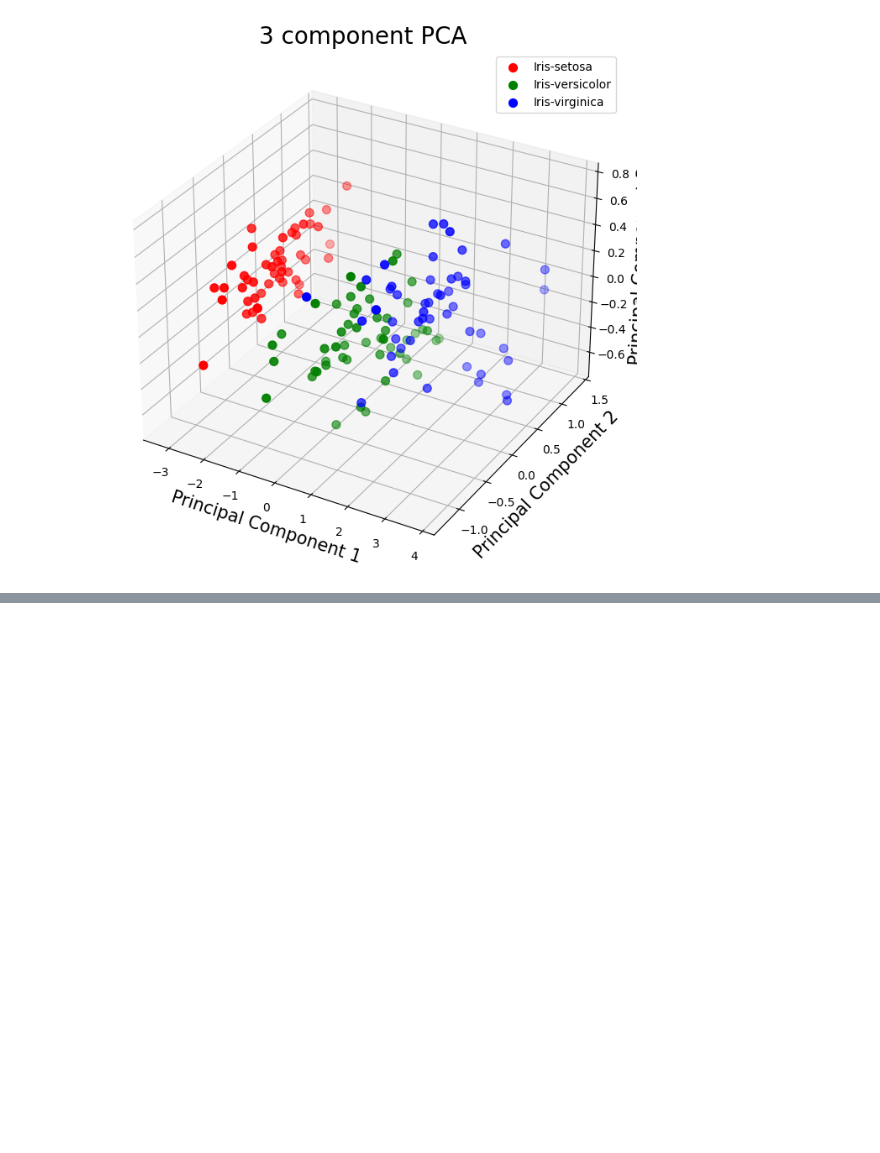
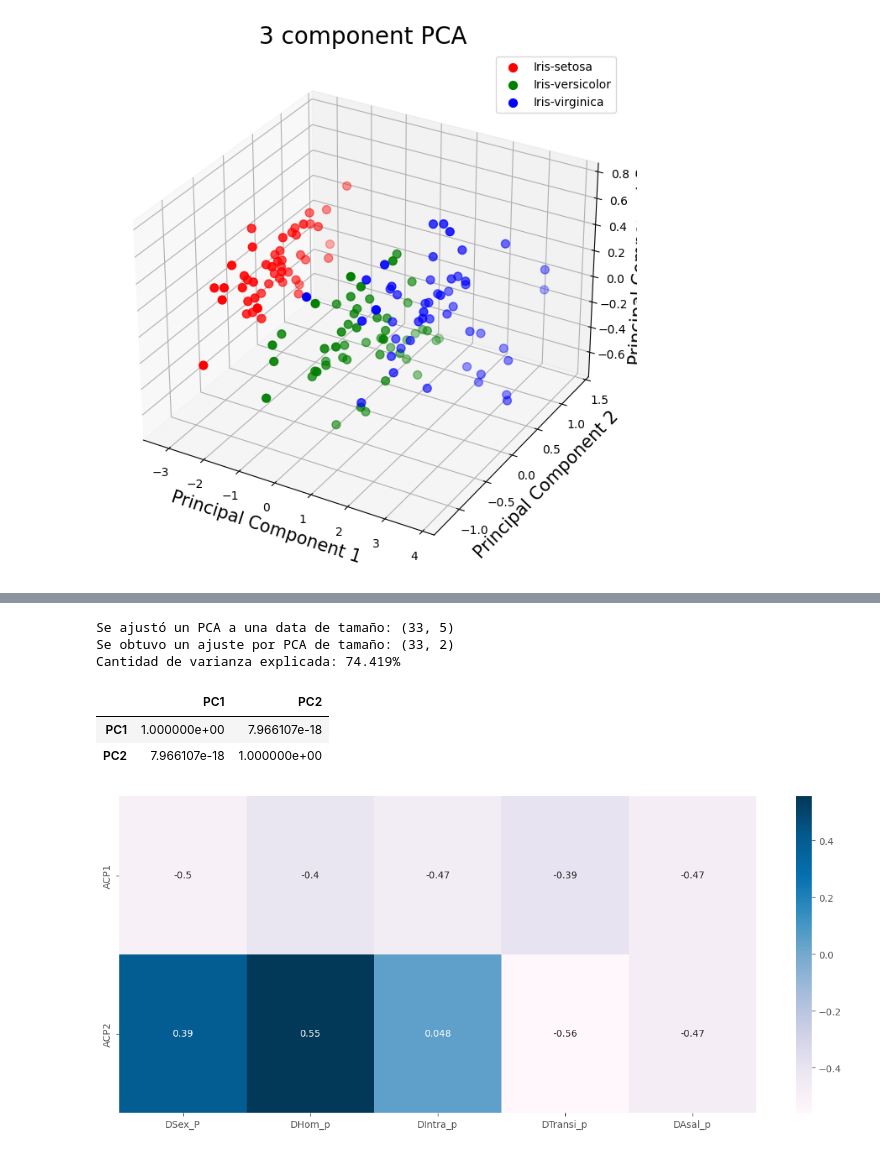
Before and after one commit to jazaineam1/Diplomado_ucentral_ME, a Jupyter notebook: Cuadernos/ACP_Intro.ipynb, the cells around one changed output, grey strips where cells are left out. Saved outputs shown, nothing was run; the diff lists cells and outputs as text; code cells hidden in the pictures; blank space fills up the shorter version.

```diff
--- a/Cuadernos/ACP_Intro.ipynb
+++ b/Cuadernos/ACP_Intro.ipynb
@@ -571,0 +565,5 @@ array([0.92461621, 0.05301557, 0.01718514, 0.00518309])
+# %%
+scaler2 = StandardScaler()        # Cargando el escalador estandar
+scaler2.fit(df2)                  # Calcula las medias y las desviaciones
+X_scaled = scaler2.transform(df2) # Estandariza la data.
+pd.DataFrame(X_scaled, index = df2.index, columns = df2.columns)
@@ -571,0 +589,7 @@ array([0.92461621, 0.05301557, 0.01718514, 0.00518309])
+# %%
+## Realizamos la rutina habitual.
+pca2 = PCA(n_components = 2)
+pca2.fit(X_scaled)
+df2_pca = pca2.transform(X_scaled)
+pca2_trans =  pd.DataFrame(df2_pca, index = df2.index, columns = ["PC1","PC2",])
+pca2_trans.head()
@@ -571,0 +604,22 @@ array([0.92461621, 0.05301557, 0.01718514, 0.00518309])
+# %%
+print("Se ajustó un PCA a una data de tamaño:",df2.shape)
+print("Se obtuvo un ajuste por PCA de tamaño:",pca2_trans.shape)
+expl = pca2.explained_variance_ratio_
+print("Cantidad de varianza explicada: {:.3f}%".format(sum(expl[0:2])*100))
+# %% [output]
+Se ajustó un PCA a una data de tamaño: (33, 5)
+Se obtuvo un ajuste por PCA de tamaño: (33, 2)
+Cantidad de varianza explicada: 74.419%
+# %%
+## La correlación lineal debe ser 0.
+pca2_trans.corr()
+# %% [output]
+|  | PC1 | PC2 |
+| PC1 | 1.000000e+00 | 7.966107e-18 |
+| PC2 | 7.966107e-18 | 1.000000e+00 |
+# %%
+sns.heatmap(pca2.components_,xticklabels = df2.columns, yticklabels=["ACP1","ACP2"],
+            annot=True, cmap="PuBu")
+plt.show()
+# %% [output]
+[figure, added]
```
Also changed, not shown: parts of 20 cells of this notebook.
